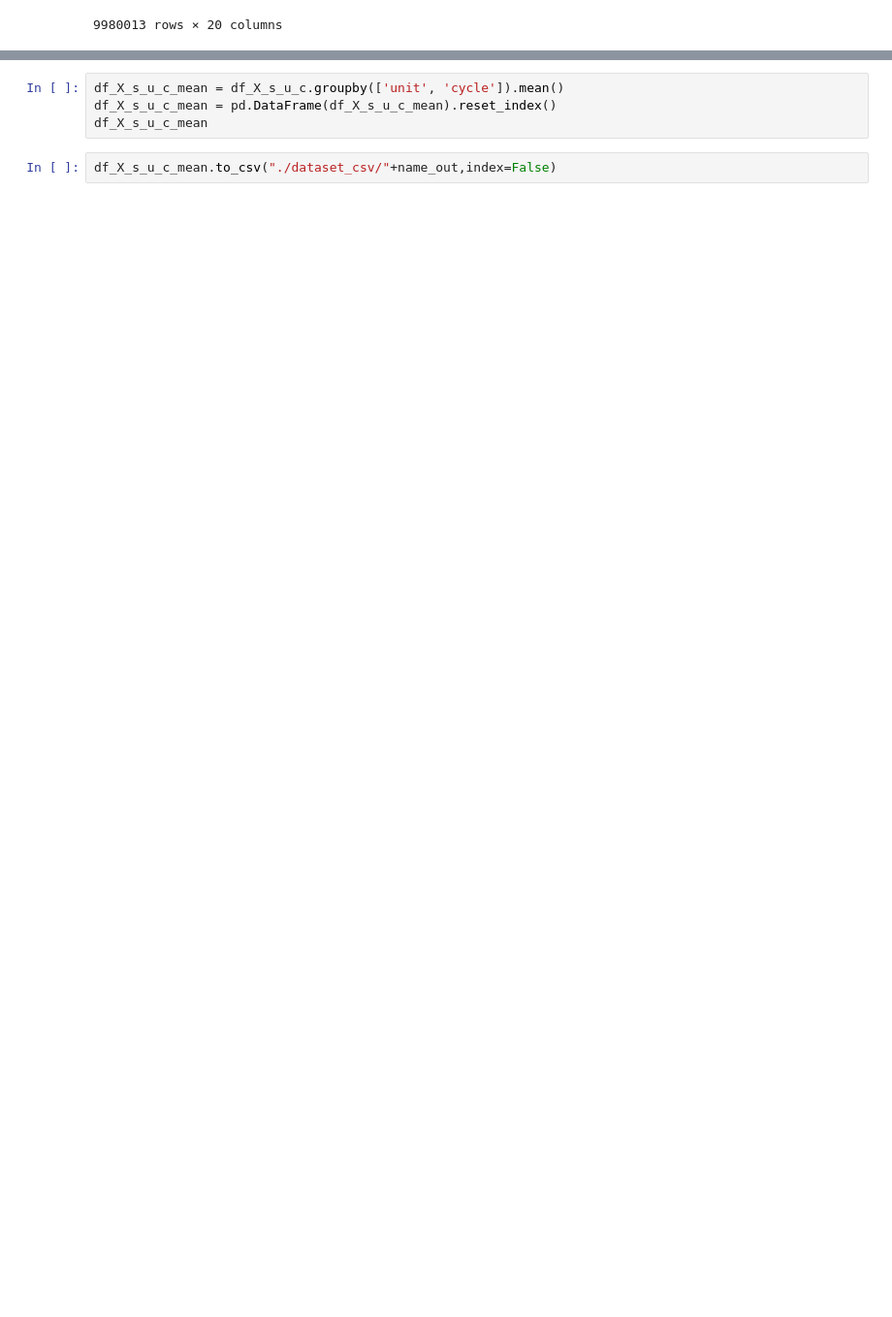
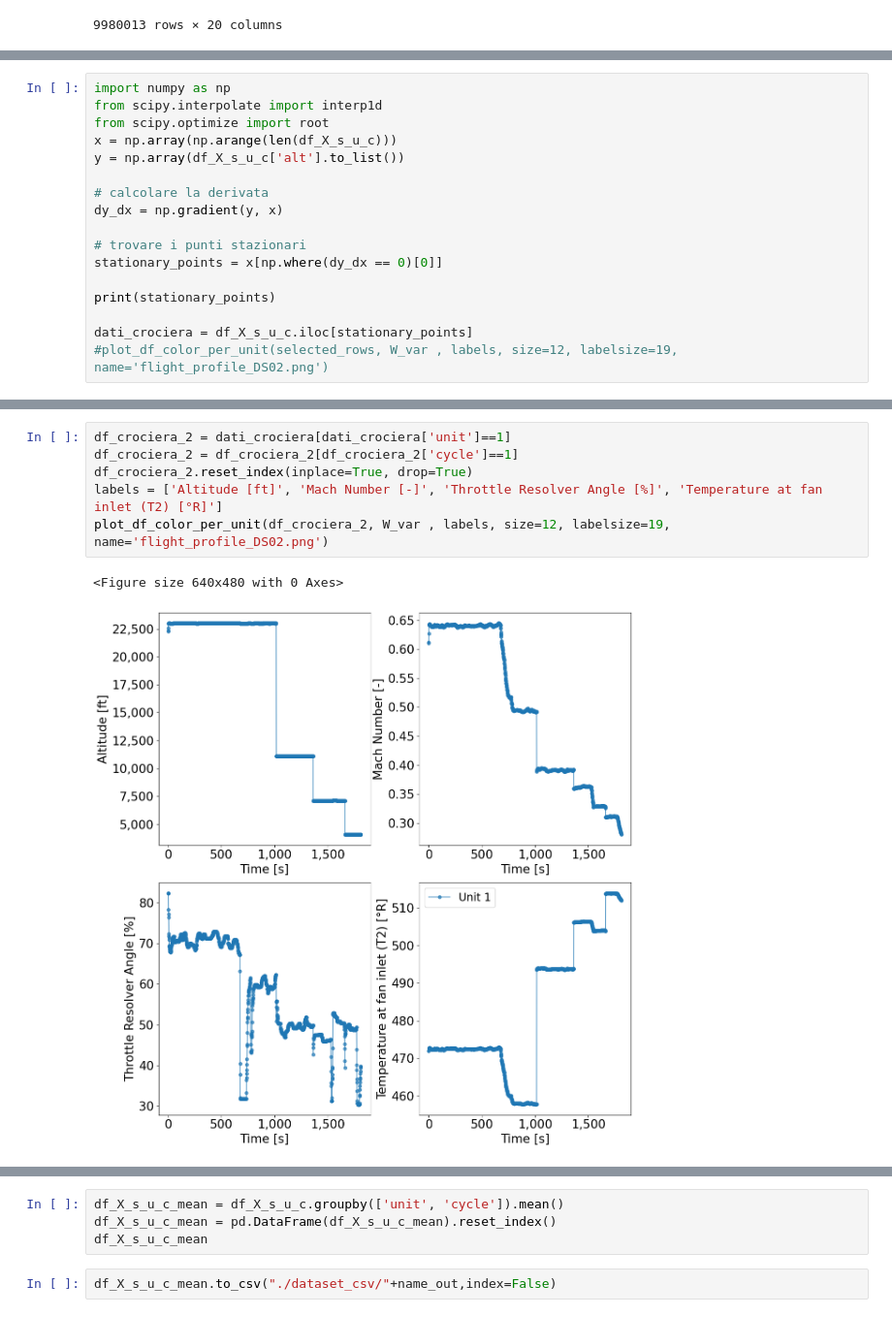
Before and after one commit to MatteoFerretti98/PHM2021_Data_Challenge_Exam_Project, a Jupyter notebook: cycle_split.ipynb, the cells around one changed output, grey strips where cells are left out. Shown: that part at 97% size. Cells and saved outputs as stored; diff of their text form; blank space fills up the shorter version.

Commit message:
Aggiunta parte del filtraggio dei dati di crociera ottenuti tramite derivata

```diff
--- a/cycle_split.ipynb
+++ b/cycle_split.ipynb
@@ -122,0 +225,17 @@ df_X_s_u_c
+# %%
+import numpy as np
+from scipy.interpolate import interp1d
+from scipy.optimize import root
+x = np.array(np.arange(len(df_X_s_u_c)))
+y = np.array(df_X_s_u_c['alt'].to_list())
+
+# calcolare la derivata
+dy_dx = np.gradient(y, x)
+
+# trovare i punti stazionari
+stationary_points = x[np.where(dy_dx == 0)[0]]
+
+print(stationary_points)
+
+dati_crociera = df_X_s_u_c.iloc[stationary_points]
+#plot_df_color_per_unit(selected_rows, W_var , labels, size=12, labelsize=19, name='flight_profile_DS02.png')
@@ -122,0 +260,9 @@ df_X_s_u_c
+# %%
+df_crociera_2 = dati_crociera[dati_crociera['unit']==1]
+df_crociera_2 = df_crociera_2[df_crociera_2['cycle']==1]
+df_crociera_2.reset_index(inplace=True, drop=True)
+labels = ['Altitude [ft]', 'Mach Number [-]', 'Throttle Resolver Angle [%]', 'Temperature at fan inlet (T2) [°R]']
+plot_df_color_per_unit(df_crociera_2, W_var , labels, size=12, labelsize=19, name='flight_profile_DS02.png')
+# %% [output]
+<Figure size 640x480 with 0 Axes>
+[figure, added]
```
Also changed, not shown: parts of 8 cells of this notebook, 4 other files.
